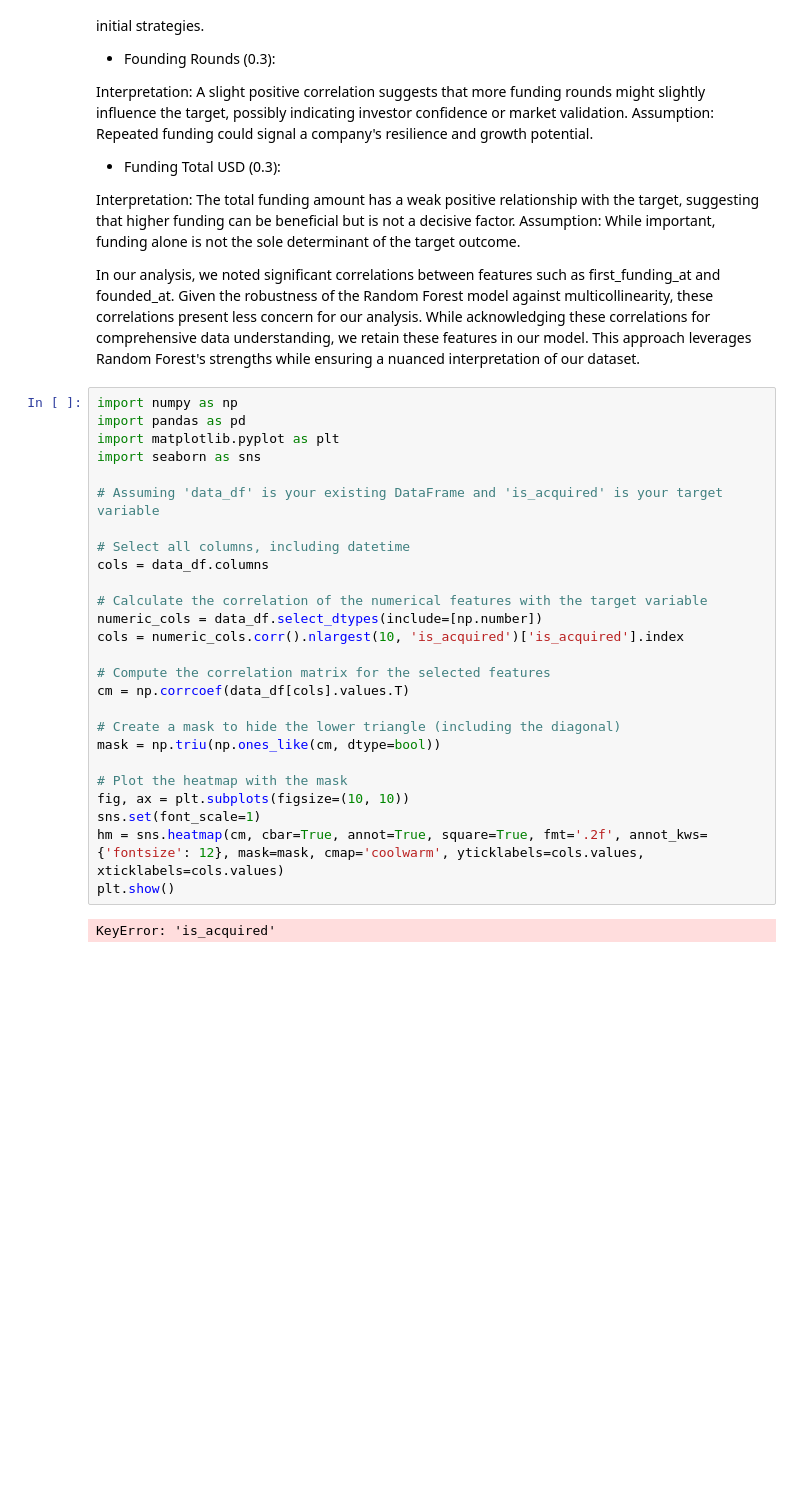
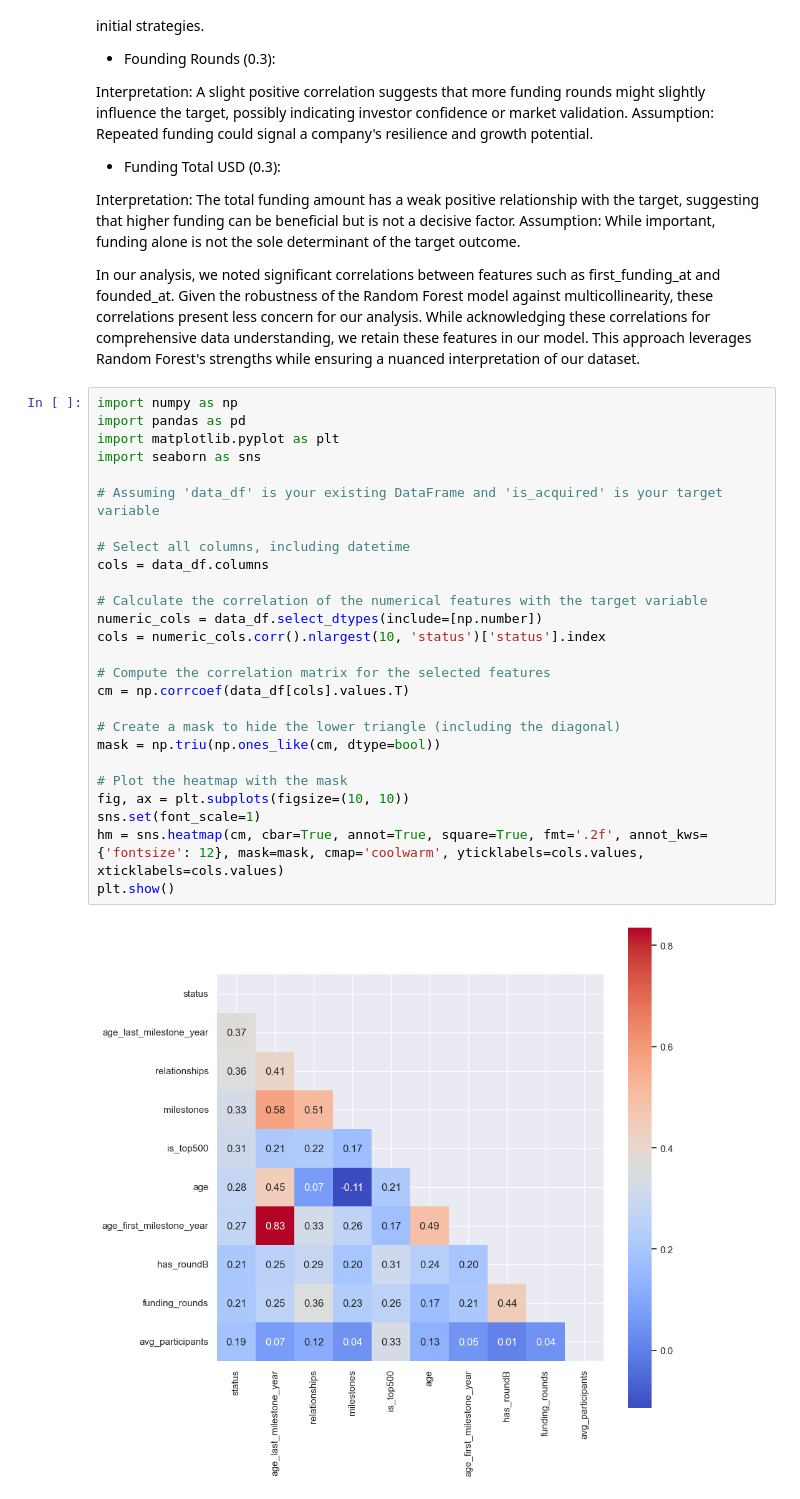
Before and after one commit to GabrielaArzateR/Predicting_startup_succes-, a Jupyter notebook: notebook/data_exploratio.ipynb, the cells around one changed output. Cells and saved outputs as stored; diff of their text form; blank space fills up the shorter version.

Commit message:
data analysis of plots

```diff
--- a/notebook/data_exploratio.ipynb
+++ b/notebook/data_exploratio.ipynb
@@ -432,28 +419,28 @@ In our analysis, we noted significant correlations between features such as firs
 # %%
 import numpy as np
 import pandas as pd
 import matplotlib.pyplot as plt
 import seaborn as sns
 
 # Assuming 'data_df' is your existing DataFrame and 'is_acquired' is your target variable
 
 # Select all columns, including datetime
 cols = data_df.columns
 
 # Calculate the correlation of the numerical features with the target variable
 numeric_cols = data_df.select_dtypes(include=[np.number])
-cols = numeric_cols.corr().nlargest(10, 'is_acquired')['is_acquired'].index
+cols = numeric_cols.corr().nlargest(10, 'status')['status'].index
 
 # Compute the correlation matrix for the selected features
 cm = np.corrcoef(data_df[cols].values.T)
 
 # Create a mask to hide the lower triangle (including the diagonal)
 mask = np.triu(np.ones_like(cm, dtype=bool))
 
 # Plot the heatmap with the mask
 fig, ax = plt.subplots(figsize=(10, 10))
 sns.set(font_scale=1)
 hm = sns.heatmap(cm, cbar=True, annot=True, square=True, fmt='.2f', annot_kws={'fontsize': 12}, mask=mask, cmap='coolwarm', yticklabels=cols.values, xticklabels=cols.values)
 plt.show()
 # %% [output]
-KeyError: 'is_acquired'
+[figure, added]
```
Also changed, not shown: parts of 23 cells of this notebook.
